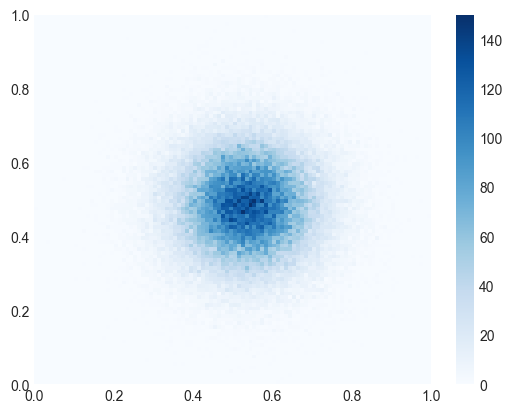
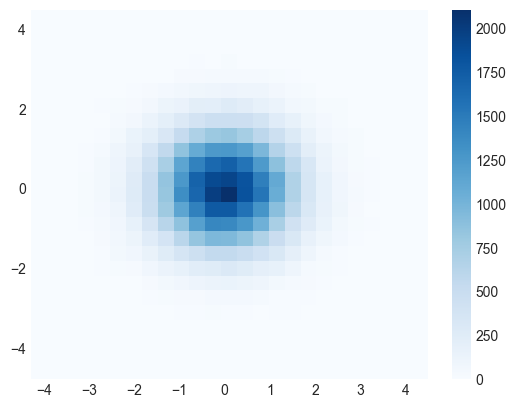
The change to this notebook cell's code, shown as a diff; its figure went from the first image to the second:
--- before
+++ after
@@ -1,4 +1,4 @@
-x = min_max_normalize(np.random.randn(100_000))
-y = min_max_normalize(np.random.randn(100_000))
-plt.hist2d(x, y, bins=100, cmap='Blues')
+x = np.random.randn(100_000)
+y = np.random.randn(100_000)
+plt.hist2d(x, y, bins=25, cmap='Blues')
 plt.colorbar()

Commit: fixes